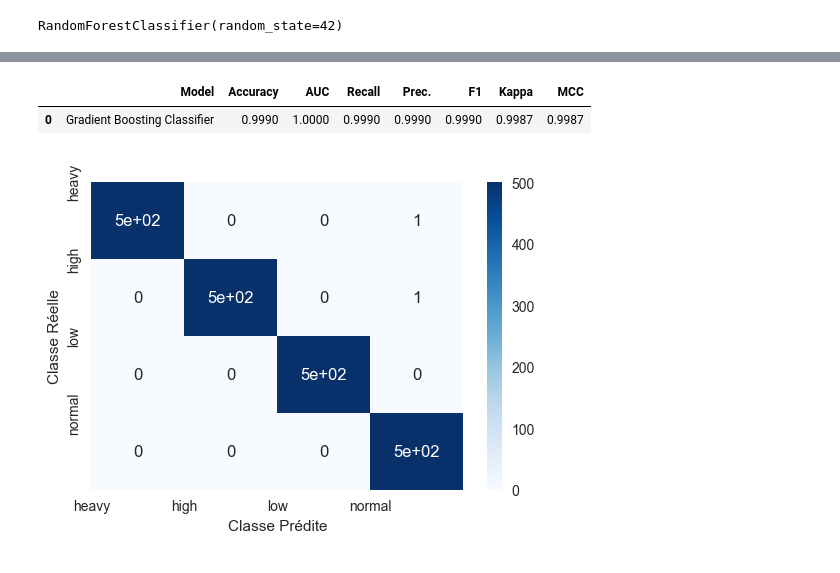
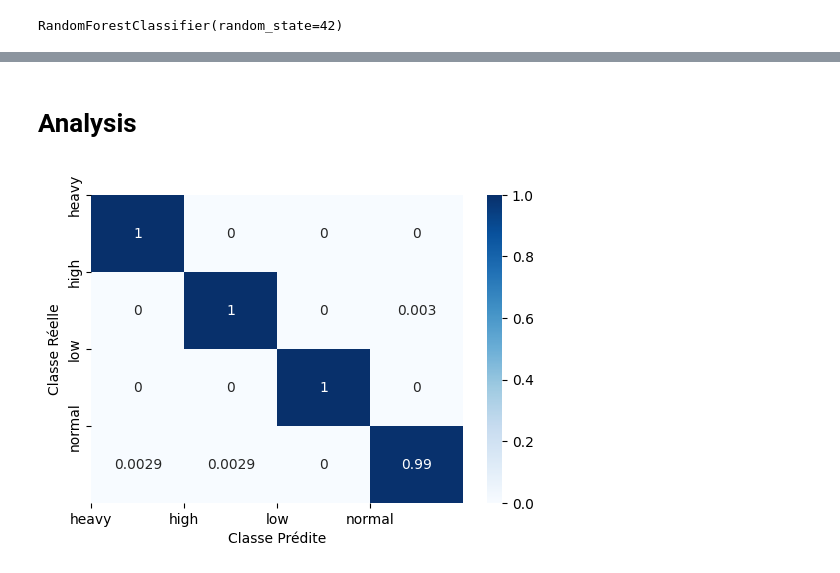
Before and after one commit to Antoine1608/KA-CL-P1-Traffic_prediction, a Jupyter notebook: Traffic_prediction.ipynb, the cells around one changed output, grey strips where cells are left out. Drawn from its saved outputs; the diff is of its cells as text; code cells hidden in the pictures.

```diff
--- a/Traffic_prediction.ipynb
+++ b/Traffic_prediction.ipynb
@@ -383,5 +267,0 @@ Original model was better than the tuned model, hence it will be returned. NOTE:
-# %%
-pred_tuned = pc.predict_model(gbc)
-# %% [output]
-|  | Model | Accuracy | AUC | Recall | Prec. | F1 | Kappa | MCC |
-| 0 | Gradient Boosting Classifier | 0.9990 | 1.0000 | 0.9990 | 0.9990 | 0.9990 | 0.9987 | 0.9987 |
@@ -391,23 +268,25 @@ y_val = pred_tuned['Traffic Situation']
+# %% [markdown]
+# Analysis
 # %%
 # Matrice de confusion (données de validation)
 from sklearn.metrics import confusion_matrix
 
-conf_mat = confusion_matrix(y_val, y_pred_tuned)#, normalize = 'true')
+conf_mat = confusion_matrix(y_test, y_pred, normalize = 'true')
 plt.figure(figsize = (6,4))
 sns.heatmap(conf_mat, annot=True, cmap="Blues")
 
 # Redéfinissez les étiquettes des axes x et y
 new_xticklabels = le.inverse_transform([0,1,2,3])
 new_yticklabels = le.inverse_transform([0,1,2,3])
 
 plt.xticks(range(len(new_xticklabels)), new_xticklabels)
 plt.yticks(range(len(new_yticklabels)), new_yticklabels)
 
 # Donnez un nom à chaque axe
 plt.xlabel("Classe Prédite")
 plt.ylabel("Classe Réelle")
 
 # Affichez la heatmap
 plt.show()
 # %% [output]
-[figure, old version]
+[figure, new version]
```
Also changed, not shown: parts of 18 cells of this notebook.
